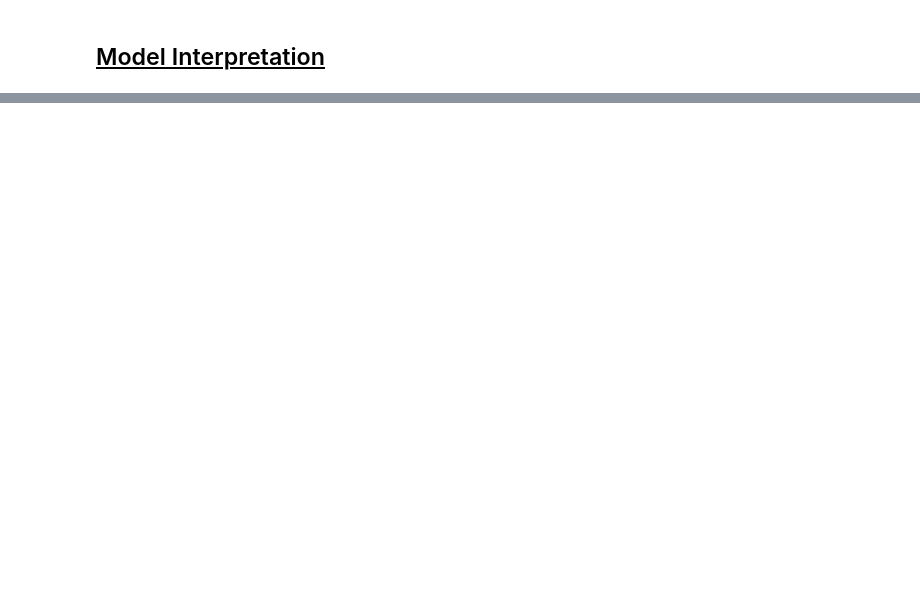
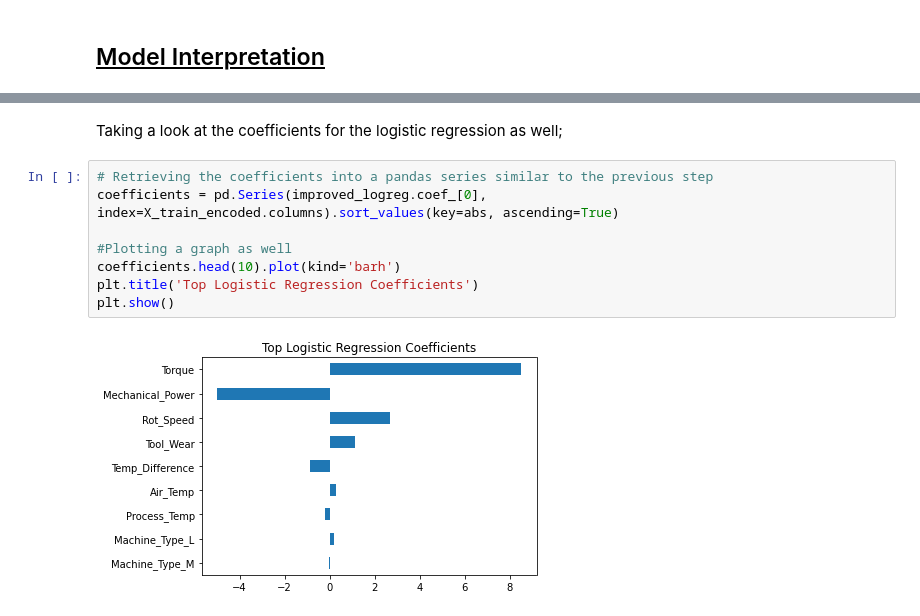
Before and after one commit to reevesgonah/Optimizing-Industrial-Operations-Through-Predictive-Maintenance-Modeling, a Jupyter notebook: index.ipynb, the cells around one changed output, grey strips where cells are left out. Drawn from its saved outputs; the diff is of its cells as text; blank space fills up the shorter version.

```diff
--- a/index.ipynb
+++ b/index.ipynb
@@ -670,0 +705,12 @@ plt.show()
+# %% [markdown]
+Taking a look at the coefficients for the logistic regression as well;
+# %%
+# Retrieving the coefficients into a pandas series similar to the previous step
+coefficients = pd.Series(improved_logreg.coef_[0], index=X_train_encoded.columns).sort_values(key=abs, ascending=True)
+
+#Plotting a graph as well
+coefficients.head(10).plot(kind='barh')
+plt.title('Top Logistic Regression Coefficients')
+plt.show()
+# %% [output]
+[figure, added]
```
Also changed, not shown: parts of 29 cells of this notebook, 1 other file.
